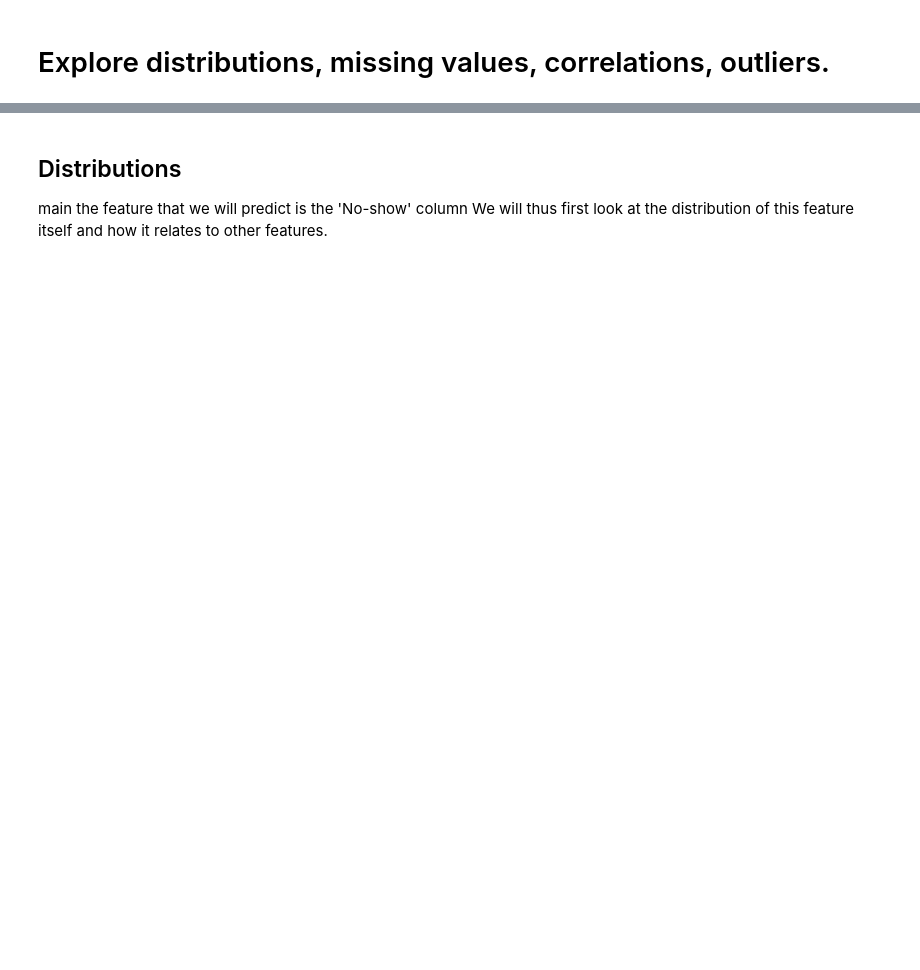
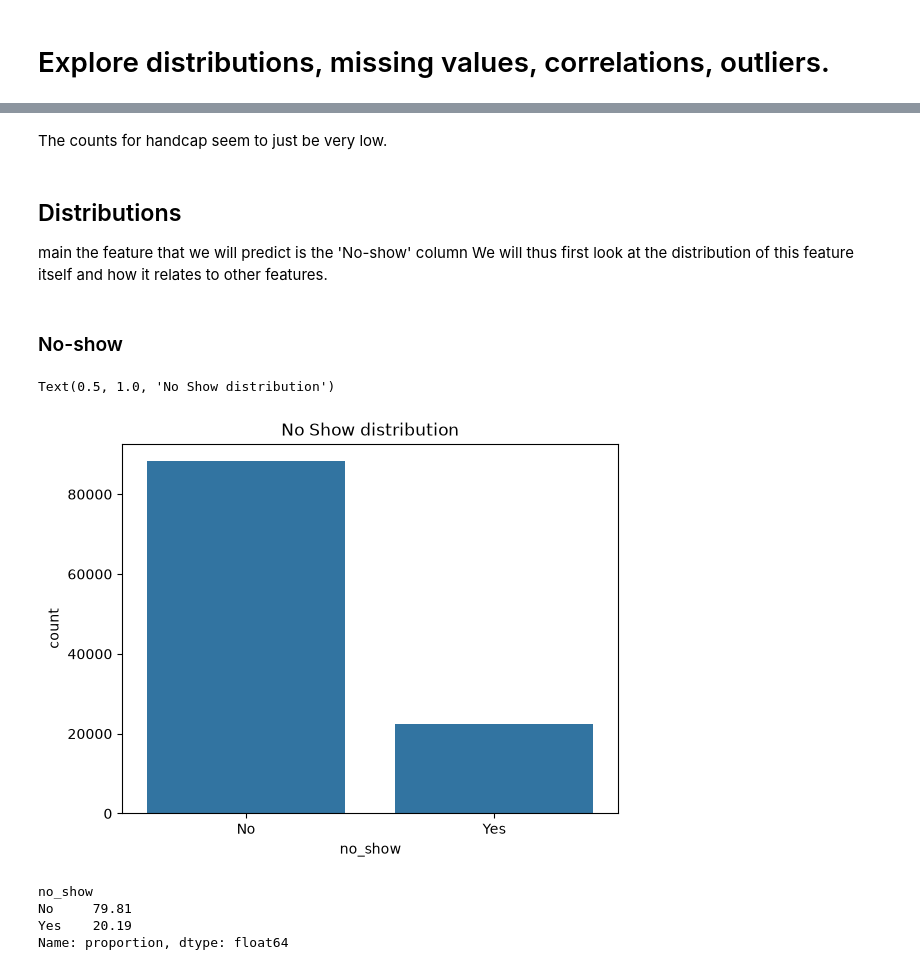
Before and after one commit to JC-Frank/ML-zoomcamp-homework, a Jupyter notebook: Midtermproject/notebook.ipynb, the cells around one changed output, grey strips where cells are left out. Drawn from its saved outputs; the diff is of its cells as text; code cells hidden in the pictures; blank space fills up the shorter version.

```diff
--- a/Midtermproject/notebook.ipynb
+++ b/Midtermproject/notebook.ipynb
@@ -40,0 +63,8 @@ No-show         110527      str
+# %%
+df["appointmentday"] = pd.to_datetime(df["appointmentday"])
+df["scheduledday"] = pd.to_datetime(df["scheduledday"])
+
+# as scheduledday does not have hours we make sure we only use the date and not the hours.
+df["wait_time"] = (df["appointmentday"].dt.normalize() - df["scheduledday"].dt.normalize()).dt.days
+print("Minimum:", df["wait_time"].min())
+print("Maximum:", df["wait_time"].max())
@@ -40,0 +94,2 @@ No-show         110527      str
+# %%
+df = df[df["wait_time"] >= 0]
@@ -61,0 +157,3 @@ dtype: int64
+# %%
+df = df[df["age"] >= 0]
+df.loc[df["age"] > 80, "age"].value_counts().sort_index()
@@ -61,0 +180,2 @@ dtype: int64
+# %%
+df = df[df["age"] < 115]
@@ -62,3 +194,5 @@ dtype: int64
+# %% [markdown]
+The counts for handcap seem to just be very low.
 # %% [markdown]
 ## Distributions
 main the feature that we will predict is the 'No-show' column
@@ -69,0 +200,16 @@ We will thus first look at the distribution of this feature itself and how it re
+# %% [markdown]
+### No-show
+# %%
+sns.countplot(df, x = "no_show")
+plt.title("No Show distribution")
+# %% [output]
+Text(0.5, 1.0, 'No Show distribution')
+[figure, added]
+# %%
+# Percentage of No-show:
+df["no_show"].value_counts(normalize = True).round(4)*100
+# %% [output]
+no_show
+No     79.81
+Yes    20.19
+Name: proportion, dtype: float64
```
Also changed, not shown: parts of 157 cells of this notebook, 2 other files.
